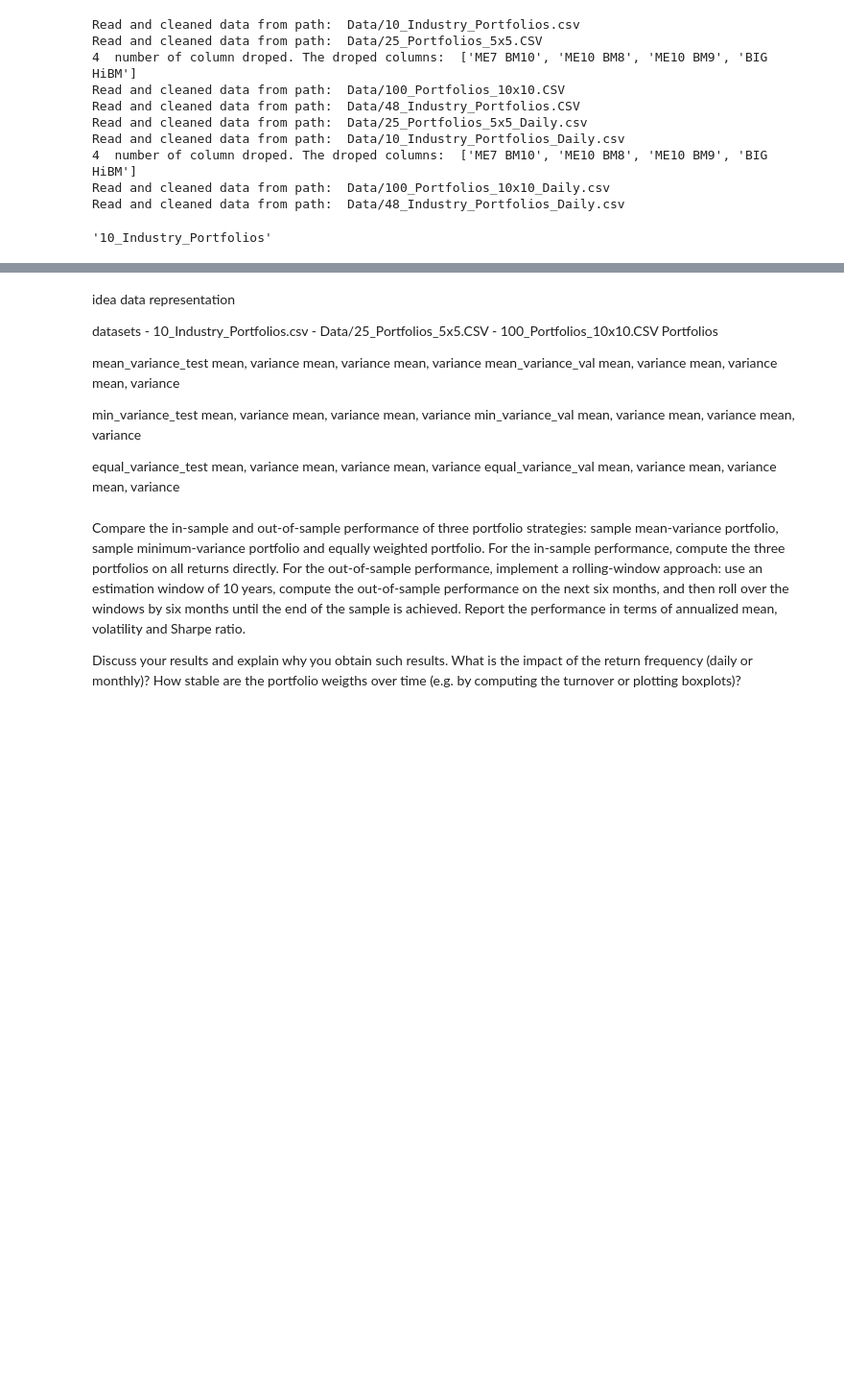
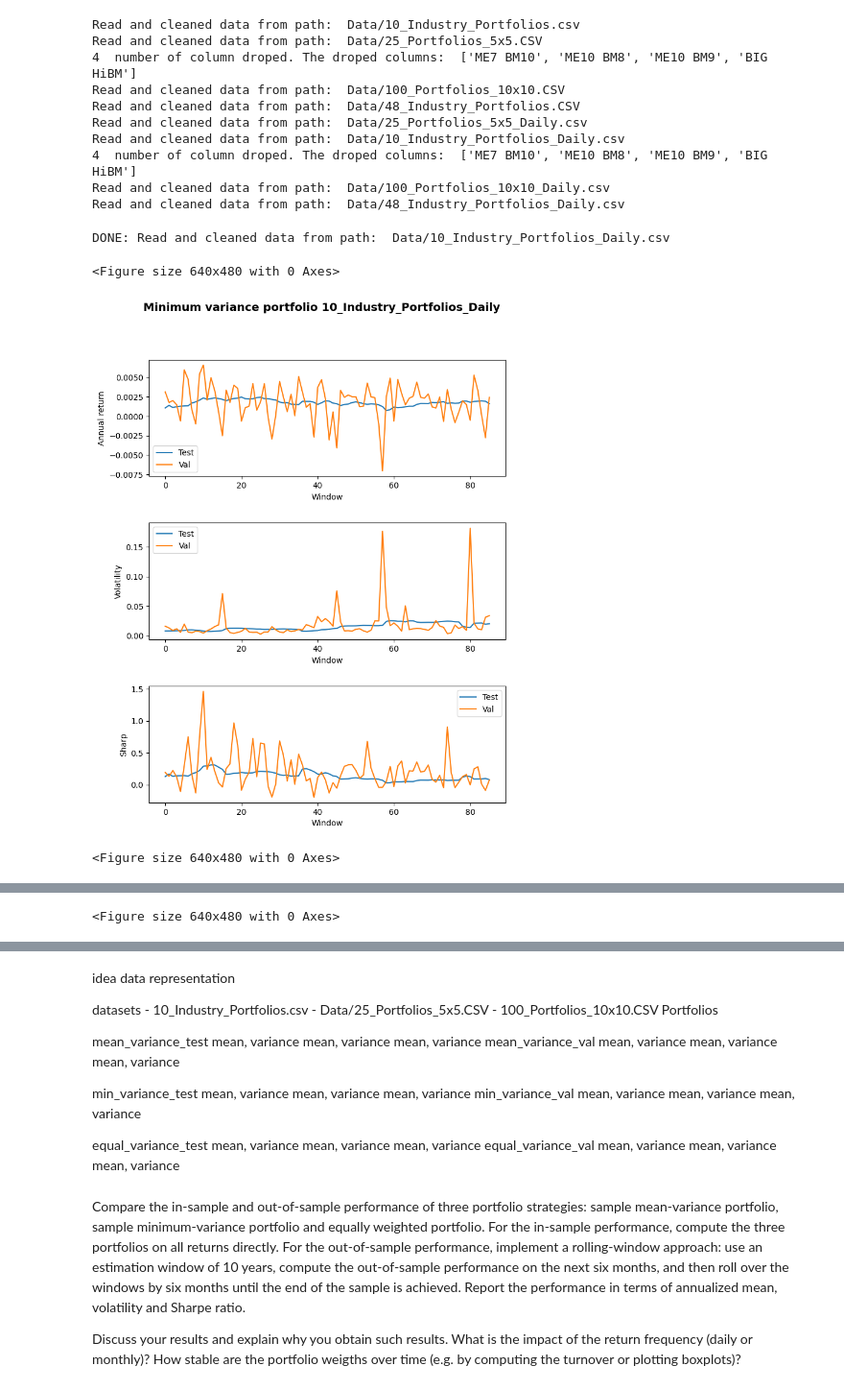
Before and after one commit to ohlstre1/Big-Data-in-Finance, a Jupyter notebook: source.ipynb, the cells around one changed output, grey strips where cells are left out. Shown at 96% size. Cells and saved outputs as stored; diff of their text form; code cells hidden in the pictures; blank space fills up the shorter version.

Commit message:
Fix volatility and return

```diff
--- a/source.ipynb
+++ b/source.ipynb
@@ -126,11 +129,6 @@ Read and cleaned data from path:  Data/10_Industry_Portfolios_Daily.csv
 4  number of column droped. The droped columns:  ['ME7 BM10', 'ME10 BM8', 'ME10 BM9', 'BIG HiBM']
 Read and cleaned data from path:  Data/100_Portfolios_10x10_Daily.csv
 Read and cleaned data from path:  Data/48_Industry_Portfolios_Daily.csv
-# %%
-p = "Data/10_Industry_Portfolios.csv"
-p[5:-4]
-# %% [output]
-'10_Industry_Portfolios'
 # %%
 
 def run_analysis(path):
@@ -141,15 +139,11 @@ def run_analysis(path):
     index_increase = window_size//20
     num_of_windows = 86 # (53 years - 10 years ) * 2
 
-    # window_size = 2526
-    # index_increase = 126
-    # num_of_windows = 86 # (52 years - 10 years ) * 2
-
     min_var_test = []
     min_var_val = []
 
-    equal_weight_test = []
-    equal_weight_val = []
+    equal_weigth_test = []
+    equal_weigth_val = []
 
     my_list = df.columns.to_list()
     equal_weights = {k: 1/len(my_list) for k in my_list}
@@ -162,48 +156,55 @@ def run_analysis(path):
     for i in range(num_of_windows):
         temp = df.iloc[(i*index_increase):(window_size+i*index_increase)]
 
         mu = mean_historical_return(temp, returns_data=True, compounding=False)
         S = risk_models.sample_cov(temp, returns_data=True)
 
         ef_min = EfficientFrontier(mu, S)
         ef_min.min_volatility()
 
         ef_equal = EfficientFrontier(mu, S)
         ef_equal.set_weights(equal_weights)
 
         ef_mean = EfficientFrontier(mu, S)
         mean_var = np.sqrt(np.mean(S.values))
         ef_mean.efficient_risk(mean_var)
 
+        #TEST
 
-        equal_weigth_ret_test, equal_weigth_var_test, equal_weigth_sharp_test = get_performance(temp, ef_equal.weights)
-        equal_weight_test.append([equal_weigth_ret_test*0.1, equal_weigth_var_test*0.1, equal_weigth_sharp_test])
 
-        min_var_ret_test, min_var_var_test, min_var_sharp_test = get_performance(temp, ef_min.weights)
-        min_var_test.append([min_var_ret_test*0.1, min_var_var_test*0.1, min_var_sharp_test])
+        equal_weigth_ret_test, equal_weigth_var_test, equal_weigth_sharp_test = get_performance(temp, ef_equal.weights,days_held=window_size)
+        equal_weigth_test.append([equal_weigth_ret_test, equal_weigth_var_test, equal_weigth_sharp_test])
 
-        mean_var_ret_test, mean_var_var_test, mean_var_sharp_test = get_performance(temp, ef_mean.weights)
-        mean_var_test.append([mean_var_ret_test*0.1, mean_var_var_test*0.1, mean_var_sharp_test])
+        min_var_ret_test, min_var_var_test, min_var_sharp_test = get_performance(temp, ef_min.weights, days_held=window_size)
+        min_var_test.append([min_var_ret_test, min_var_var_test, min_var_sharp_test])
 
+        mean_var_ret_test, mean_var_var_test, mean_var_sharp_test = get_performance(temp, ef_mean.weights, days_held=window_size)
+        mean_var_test.append([mean_var_ret_test, mean_var_var_test, mean_var_sharp_test])
+        #VAL
 
         temp2 = df.iloc[(window_size+(i)*index_increase):(window_size+(i+1)*index_increase)]
 
-        equal_weigth_ret_val, equal_weigth_var_val, equal_weigth_sharp_val = get_performance(temp2, ef_equal.weights)
-        equal_weight_val.append([equal_weigth_ret_val*2, equal_weigth_var_val*2, equal_weigth_sharp_val])
+        equal_weigth_ret_val, equal_weigth_var_val, equal_weigth_sharp_val = get_performance(temp2, ef_equal.weights, days_held=index_increase)
+        equal_weigth_val.append([equal_weigth_ret_val, equal_weigth_var_val, equal_weigth_sharp_val])
 
-        min_var_ret_val, min_var_var_val, min_var_sharp_val = get_performance(temp2, ef_min.weights)
-        min_var_val.append([min_var_ret_val*2, min_var_var_val*2, min_var_sharp_val])
+        min_var_ret_val, min_var_var_val, min_var_sharp_val = get_performance(temp2, ef_min.weights,  days_held=index_increase)
+        min_var_val.append([min_var_ret_val, min_var_var_val, min_var_sharp_val])
 
-        mean_var_ret_val, mean_var_var_val, mean_var_sharp_val = get_performance(temp2, ef_mean.weights)
-        mean_var_val.append([mean_var_ret_val*2, mean_var_var_val*2, mean_var_sharp_val])
+        mean_var_ret_val, mean_var_var_val, mean_var_sharp_val = get_performance(temp2, ef_mean.weights,  days_held=index_increase)
+        mean_var_val.append([mean_var_ret_val, mean_var_var_val, mean_var_sharp_val])
 
 
 
-    plot_perforamce(min_var_test,min_var_val, "Minimum variance portfolio " + path[5:-4])
-    plot_perforamce(equal_weight_test ,equal_weight_val, "Equal weight portfolio"  + path[5:-4])
-    plot_perforamce(mean_var_test, mean_var_val, "Mean variance portfolio" + path[5:-4])
+    plot_perforamce(np.array(min_var_test),np.array(min_var_val), "Minimum variance portfolio " + path[5:-4])
+    plot_perforamce(np.array(equal_weigth_test) ,np.array(equal_weigth_val), "Equal weight portfolio"  + path[5:-4])
+    plot_perforamce(np.array(mean_var_test), np.array(mean_var_val), "Mean variance portfolio" + path[5:-4])
 
 
-    return [get_compareable_performance(min_var_test), get_compareable_performance(min_var_val),\
-        get_compareable_performance(equal_weight_test), get_compareable_performance(equal_weight_val),\
-        get_compareable_performance(mean_var_ret_test), get_compareable_performance(mean_var_ret_val)]
+    # return [get_compareable_performance(min_var_test), get_compareable_performance(min_var_val),\
+    #     get_compareable_performance(equal_weigth_test), get_compareable_performance(equal_weigth_val),\
+    #     get_compareable_performance(mean_var_ret_test), get_compareable_performance(mean_var_ret_val)]
+# %% [output]
+DONE: Read and cleaned data from path:  Data/10_Industry_Portfolios_Daily.csv
+<Figure size 640x480 with 0 Axes>
+[figure, added]
+<Figure size 640x480 with 0 Axes>
@@ -209,0 +212 @@ def run_analysis(path):
+<Figure size 640x480 with 0 Axes>
```
Also changed, not shown: parts of 8 cells of this notebook, 24 other files.
